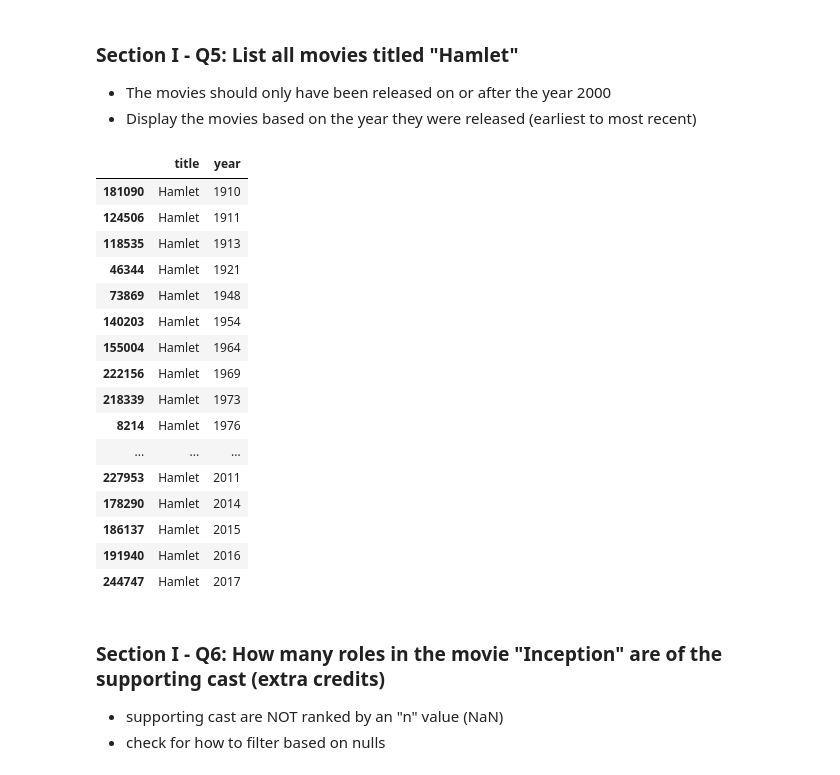
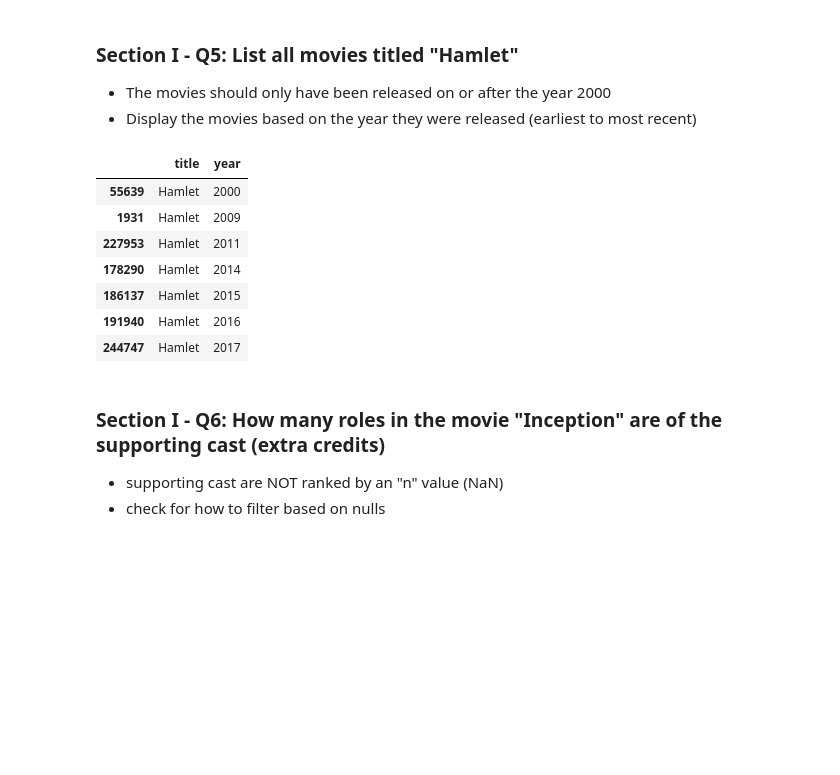
Before and after one commit to rubenren/mec-mini-projects, a Jupyter notebook: mec-5.3.10-data-wranging-with-pandas-mini-project/Mini_Project_Data_Wrangling_Pandas.ipynb, the cells around one changed output. Cells and saved outputs as stored; diff of their text form; code cells hidden in the pictures; blank space fills up the shorter version.

```diff
--- a/mec-5.3.10-data-wranging-with-pandas-mini-project/Mini_Project_Data_Wrangling_Pandas.ipynb
+++ b/mec-5.3.10-data-wranging-with-pandas-mini-project/Mini_Project_Data_Wrangling_Pandas.ipynb
@@ -222,20 +222,11 @@ There are 20 movies named Hamlet.
 - The movies should only have been released on or after the year 2000
 - Display the movies based on the year they were released (earliest to most recent)
 # %%
-movies[movies.title == 'Hamlet'].sort_values(by=['year'])
+movies[(movies.title == 'Hamlet') & (movies.year > 1999)].sort_values(by=['year'])
 # %% [output]
 |  | title | year |
-| 181090 | Hamlet | 1910 |
-| 124506 | Hamlet | 1911 |
-| 118535 | Hamlet | 1913 |
-| 46344 | Hamlet | 1921 |
-| 73869 | Hamlet | 1948 |
-| 140203 | Hamlet | 1954 |
-| 155004 | Hamlet | 1964 |
-| 222156 | Hamlet | 1969 |
-| 218339 | Hamlet | 1973 |
-| 8214 | Hamlet | 1976 |
-| ... | ... | ... |
+| 55639 | Hamlet | 2000 |
+| 1931 | Hamlet | 2009 |
 | 227953 | Hamlet | 2011 |
 | 178290 | Hamlet | 2014 |
 | 186137 | Hamlet | 2015 |
```
Also changed, not shown: parts of 5 cells of this notebook.
